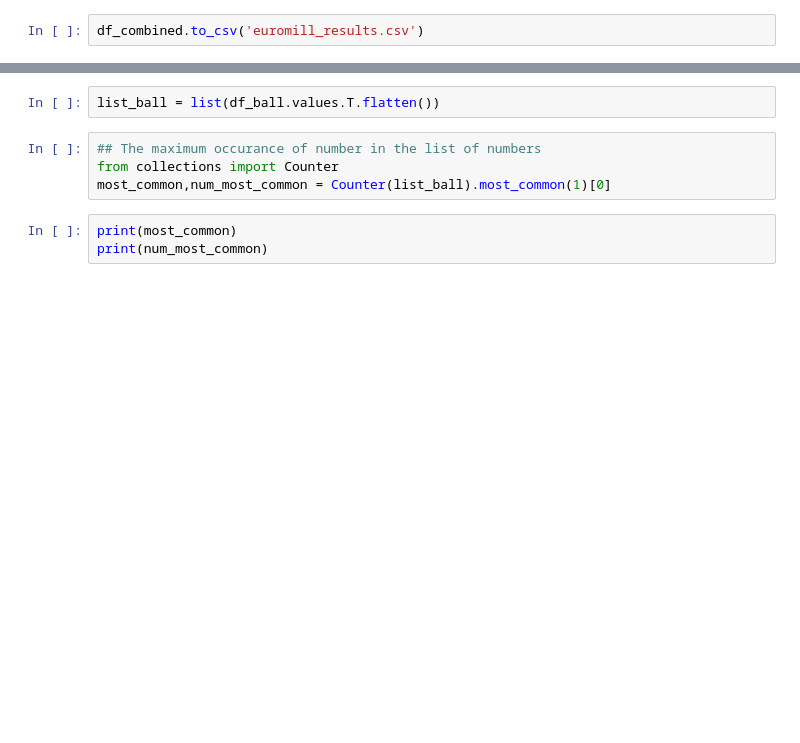
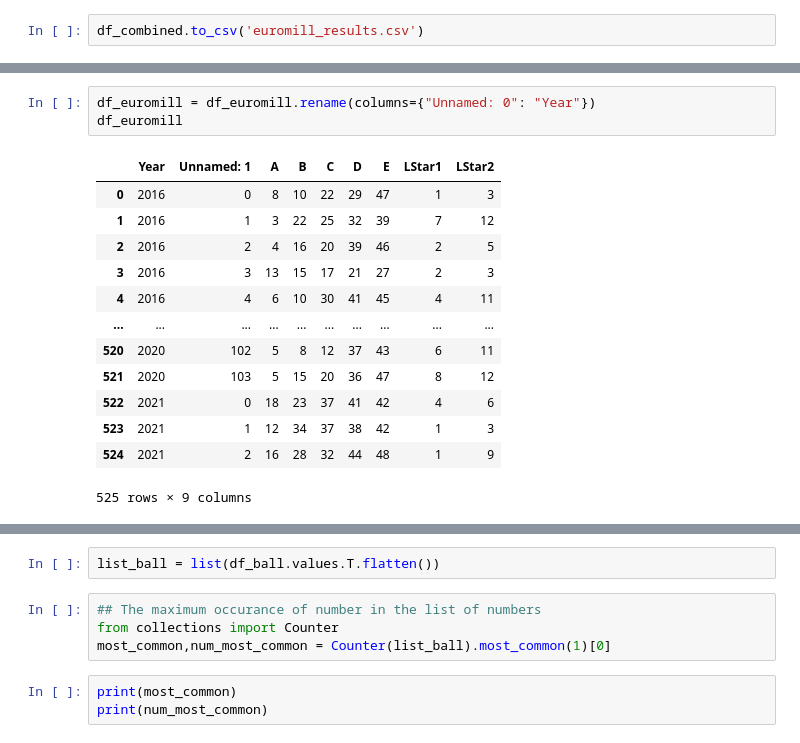
Before and after one commit to killfoley/Lotto-Scraping, a Jupyter notebook: Euromillions results notebook.ipynb, the cells around one changed output, grey strips where cells are left out. Saved outputs shown, nothing was run; the diff lists cells and outputs as text; blank space fills up the shorter version.

```diff
--- a/Euromillions results notebook.ipynb
+++ b/Euromillions results notebook.ipynb
@@ -289,0 +546,17 @@ df_euromill.describe()
+# %%
+df_euromill = df_euromill.rename(columns={"Unnamed: 0": "Year"})
+df_euromill
+# %% [output]
+|  | Year | Unnamed: 1 | A | B | C | D | E | LStar1 | LStar2 |
+| 0 | 2016 | 0 | 8 | 10 | 22 | 29 | 47 | 1 | 3 |
+| 1 | 2016 | 1 | 3 | 22 | 25 | 32 | 39 | 7 | 12 |
+| 2 | 2016 | 2 | 4 | 16 | 20 | 39 | 46 | 2 | 5 |
+| 3 | 2016 | 3 | 13 | 15 | 17 | 21 | 27 | 2 | 3 |
+| 4 | 2016 | 4 | 6 | 10 | 30 | 41 | 45 | 4 | 11 |
+| ... | ... | ... | ... | ... | ... | ... | ... | ... | ... |
+| 520 | 2020 | 102 | 5 | 8 | 12 | 37 | 43 | 6 | 11 |
+| 521 | 2020 | 103 | 5 | 15 | 20 | 36 | 47 | 8 | 12 |
+| 522 | 2021 | 0 | 18 | 23 | 37 | 41 | 42 | 4 | 6 |
+| 523 | 2021 | 1 | 12 | 34 | 37 | 38 | 42 | 1 | 3 |
+| 524 | 2021 | 2 | 16 | 28 | 32 | 44 | 48 | 1 | 9 |
+525 rows × 9 columns
```
Also changed, not shown: parts of 71 cells of this notebook, 1 other file.
